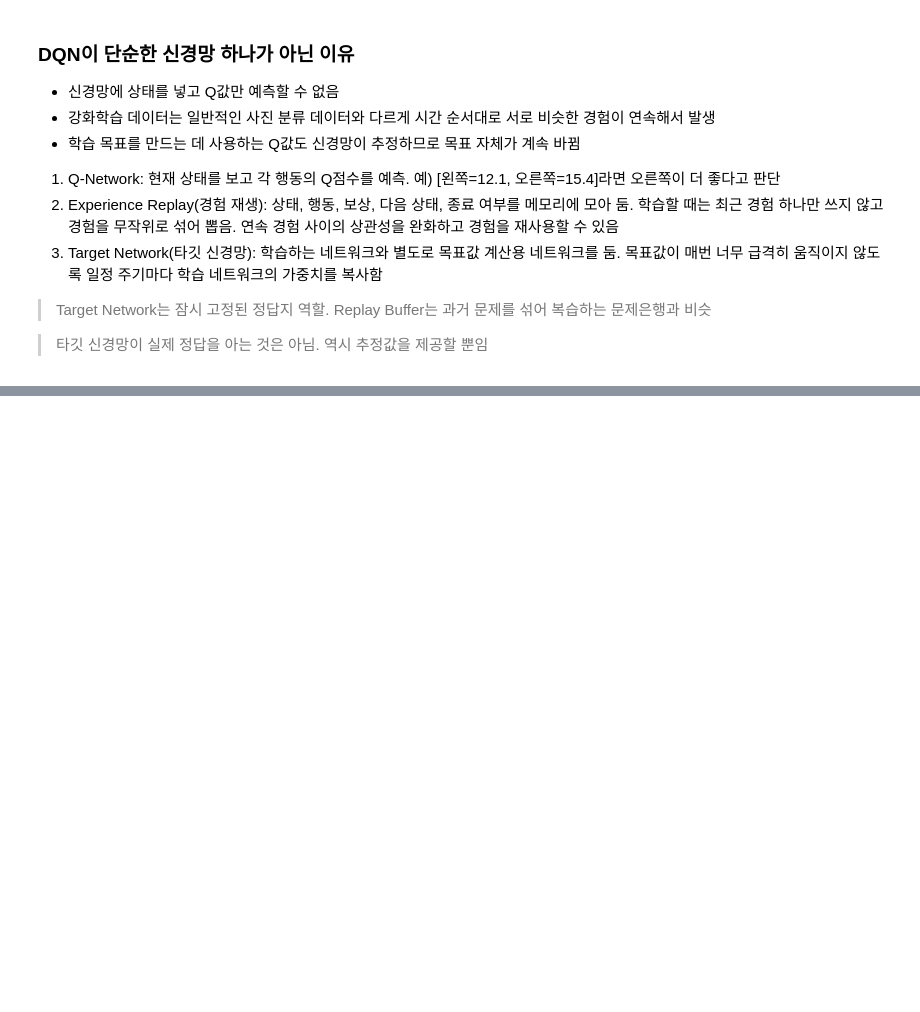
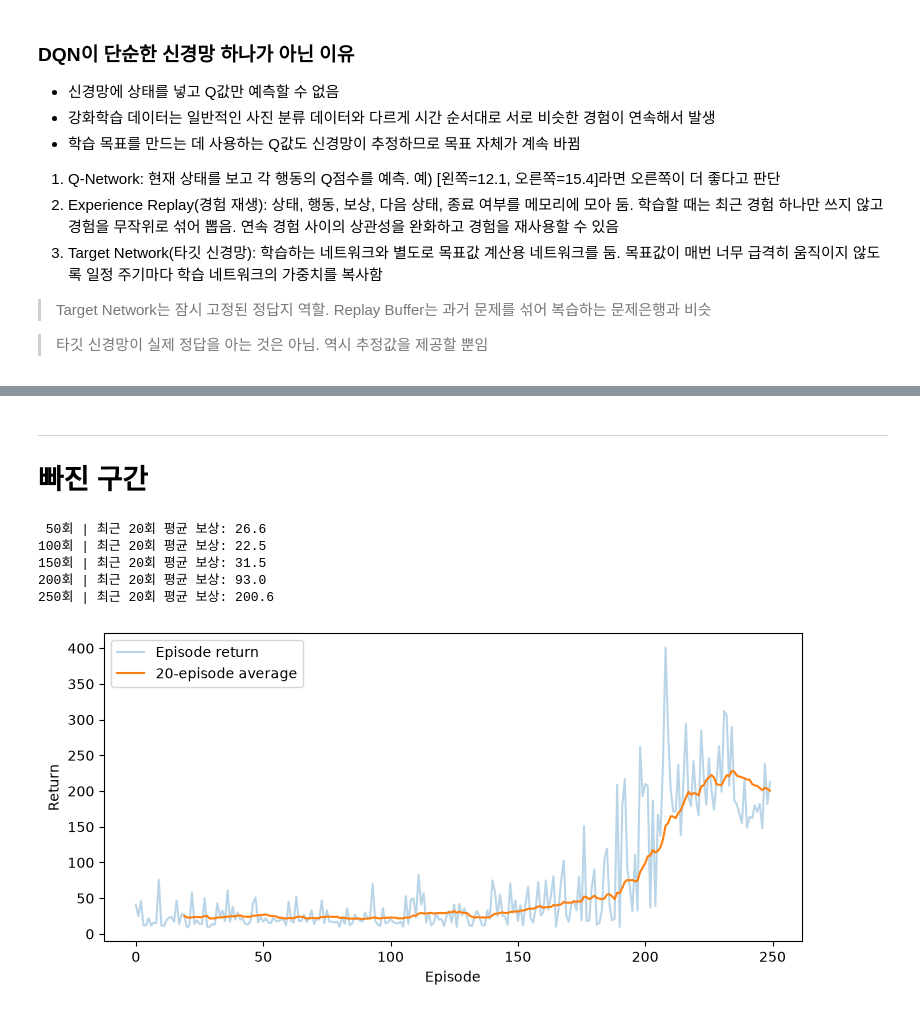
Before and after one commit to kjalh/13_MultiModal, a Jupyter notebook: 04_딥강화학습.ipynb, the cells around one changed output, grey strips where cells are left out. Drawn from its saved outputs; the diff is of its cells as text; code cells hidden in the pictures; blank space fills up the shorter version.

```diff
--- a/04_딥강화학습.ipynb
+++ b/04_딥강화학습.ipynb
@@ -82,0 +125,10 @@ w, b:  0.1640404611825943 0.009481383487582207
+# %%
+probe = gym.make('CartPole-v1')
+obs, info = probe.reset(seed=SEED)
+# obs: [위치, 속도, 각도, 각속도]
+# observation_space: 유한한 박스 공간을 만들어 obs의 값을 넣기 위함
+print('관측: ', obs, ' | 관측 공간: ', probe.observation_space)
+print('행동 공간: ', probe.action_space)
+next_obs, reward, terminated, truncated, info = probe.step(0)
+print('한 단계 결과: ', reward, terminated, truncated)
+probe.close()
@@ -82,0 +197,23 @@ w, b:  0.1640404611825943 0.009481383487582207
+# %%
+def dqn_update(online, target, buffer, optimizer, batch_size=64, gamma=0.99, double=False):
+    states, actions, rewards, next_states, terminated = buffer.sample(batch_size)
+    # gather: 신경망이 출력한 여러 행동 점수 중 실제로 선택했던 행동의 점수만 추출
+    # online(states)는 [batch, 2]. 선택 행동만 뽑아 [batch, 1]로 만듦
+    chosen_q = online(states).gather(1, actions)
+    with torch.no_grad():
+        if double:
+            # 행동을 고른 다음 그 행동을 평가
+            next_actions = online(next_states).argmax(dim=1, keepdim=True)
+            next_q = target(next_states).gather(1, next_actions)
+
+        else:
+            # 다음 상태의 최대 q값 구함
+            next_q = target(next_states).max(dim=1, keepdim=True).values
+            # TD 목표값
+        targets = rewards + gamma * (1-terminated) * next_q
+    loss = nn.functional.smooth_l1_loss(chosen_q, targets)
+    optimizer.zero_grad()
+    loss.backward()
+    nn.utils.clip_grad_norm_(online.parameters(), 10.0)
+    optimizer.step()
+    return float(loss.item())
@@ -82,0 +243,3 @@ w, b:  0.1640404611825943 0.009481383487582207
+# %% [markdown]
+------------------------------------------
+# 빠진 구간
@@ -82,0 +291,17 @@ w, b:  0.1640404611825943 0.009481383487582207
+# %%
+trained_q, train_returns, train_losses = train_cartpole(episodes=250)
+# %% [output]
+ 50회 | 최근 20회 평균 보상: 26.6
+100회 | 최근 20회 평균 보상: 22.5
+150회 | 최근 20회 평균 보상: 31.5
+200회 | 최근 20회 평균 보상: 93.0
+250회 | 최근 20회 평균 보상: 200.6
+# %%
+# 학습이 불안정하면 에피소드 수, 탐험률, 학습률 등 확인
+plt.figure(figsize=(9,4))
+plt.plot(train_returns,alpha=.3,label='Episode return')
+if len(train_returns)>=20:
+    plt.plot(np.arange(19,len(train_returns)),np.convolve(train_returns,np.ones(20)/20,'valid'),label='20-episode average')
+plt.xlabel('Episode');plt.ylabel('Return');plt.legend();plt.show()
+# %% [output]
+[figure, added]
```
Also changed, not shown: parts of 15 cells of this notebook.
